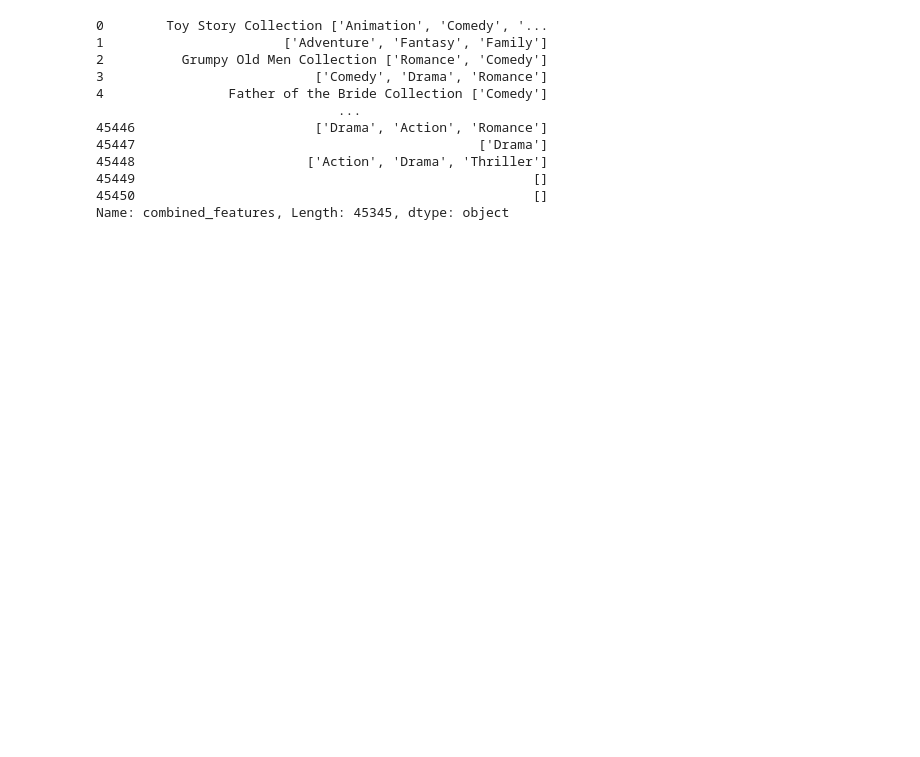
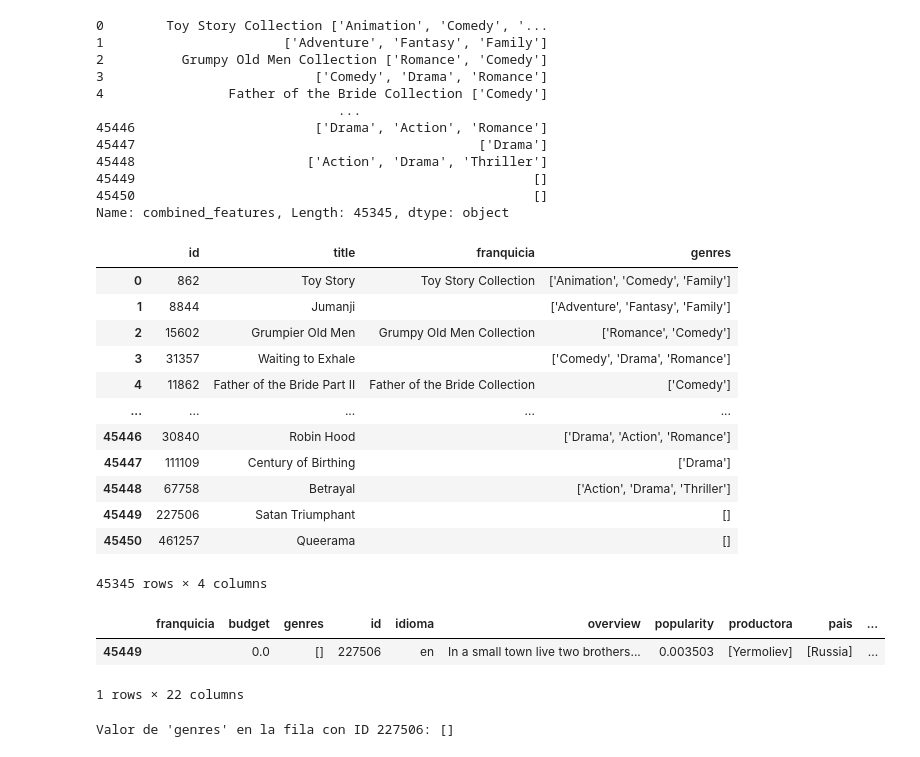
Before and after one commit to smlopez30/Proyecto-individual-Parte-1, a Jupyter notebook: DataEingenier.ipynb, the cells around one changed output. Cells and saved outputs as stored; diff of their text form; code cells hidden in the pictures; blank space fills up the shorter version.

```diff
--- a/DataEingenier.ipynb
+++ b/DataEingenier.ipynb
@@ -395,3 +384,38 @@ peliculas['combined_features']
 Name: combined_features, Length: 45345, dtype: object
 # %%
 peliculas.to_csv("datasets/peliculas.csv", index=False)
+# %%
+# Crear un nuevo DataFrame "peliculas_procesadas" con las columnas relevantes
+peliculas_procesadas = peliculas[['id','title', 'franquicia', 'genres']]
+# %%
+peliculas_procesadas
+# %% [output]
+|  | id | title | franquicia | genres |
+| 0 | 862 | Toy Story | Toy Story Collection | ['Animation', 'Comedy', 'Family'] |
+| 1 | 8844 | Jumanji |  | ['Adventure', 'Fantasy', 'Family'] |
+| 2 | 15602 | Grumpier Old Men | Grumpy Old Men Collection | ['Romance', 'Comedy'] |
+| 3 | 31357 | Waiting to Exhale |  | ['Comedy', 'Drama', 'Romance'] |
+| 4 | 11862 | Father of the Bride Part II | Father of the Bride Collection | ['Comedy'] |
+| ... | ... | ... | ... | ... |
+| 45446 | 30840 | Robin Hood |  | ['Drama', 'Action', 'Romance'] |
+| 45447 | 111109 | Century of Birthing |  | ['Drama'] |
+| 45448 | 67758 | Betrayal |  | ['Action', 'Drama', 'Thriller'] |
+| 45449 | 227506 | Satan Triumphant |  | [] |
+| 45450 | 461257 | Queerama |  | [] |
+45345 rows × 4 columns
+# %%
+peliculas[peliculas['id'] == 227506]
+# %% [output]
+|  | franquicia | budget | genres | id | idioma | overview | popularity | productora | pais | ... |
+| 45449 |  | 0.0 | [] | 227506 | en | In a small town live two brothers... | 0.003503 | [Yermoliev] | [Russia] | ... |
+1 rows × 22 columns
+# %%
+# Filtrar el DataFrame para obtener la fila con el ID 227506
+fila_227506 = peliculas[peliculas['id'] == 227506]
+
+# Obtener el valor de la columna "genres" en la fila con el ID 227506
+valor_genres = fila_227506['genres'].values[0]
+
+print("Valor de 'genres' en la fila con ID 227506:", valor_genres)
+# %% [output]
+Valor de 'genres' en la fila con ID 227506: []
```
Also changed, not shown: parts of 8 cells of this notebook, 2 other files.
